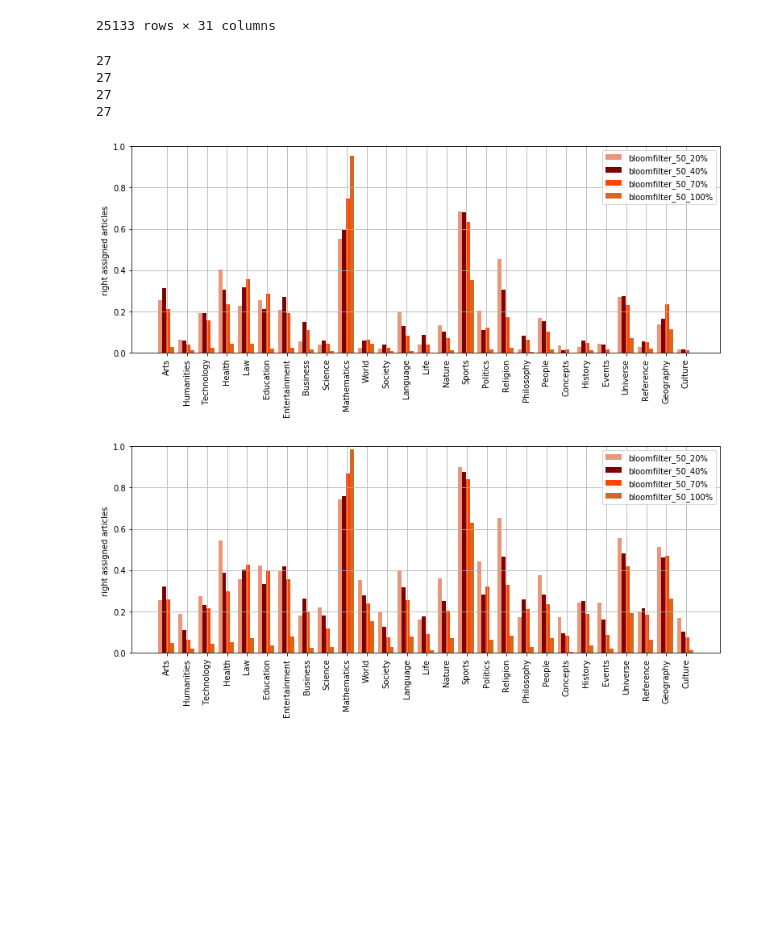
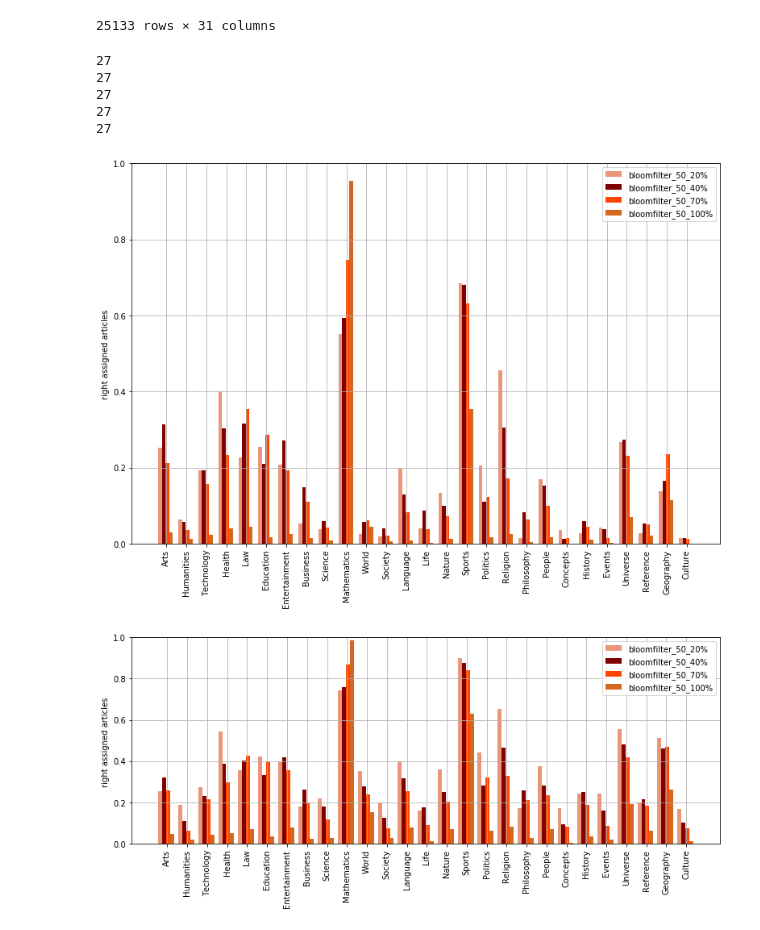
Before and after one commit to haidertom/WikipediaCategorization, a Jupyter notebook: Notebooks/ResultAnalysis_BF.ipynb, the cells around one changed output. Saved outputs shown, nothing was run; the diff lists cells and outputs as text; code cells hidden in the pictures; blank space fills up the shorter version.

```diff
--- a/Notebooks/ResultAnalysis_BF.ipynb
+++ b/Notebooks/ResultAnalysis_BF.ipynb
@@ -58,11 +59,13 @@ bf_res01=renameCat(calcHitpercentage('bloomfilter',tf1))
 bf_res02=renameCat(calcHitpercentage('bloomfilter',tf2))
 bf_res03=renameCat(calcHitpercentage('bloomfilter',tf3))
 bf_res04=renameCat(calcHitpercentage('bloomfilter',tf4))
+bf_res05=renameCat(calcHitpercentage('bloomfilter',tf5))
 # %% [output]
 27
 27
 27
 27
+27
 # %%
 def calcRangeHit(algo,tf):
     a = tf.loc[tf['Algorithm']==algo]
@@ -93,29 +97,31 @@ bf_Rh_res04 = renameCat(calcRangeHit('bloomfilter',tf4))
 # %%
 ind = np.arange(len(bf_res01))    # the x locations for the groups
-width = 0.2       # the width of the bars
+width = 0.18       # the width of the bars
 
-fig, ax = plt.subplots(figsize=(11,5))
+fig, ax = plt.subplots(figsize=(11,11))
 
 
 
 p1 = ax.bar(ind-width*1.5,list(bf_res01.values()),width, align='center',color='darksalmon')
 p2 = ax.bar(ind-width*0.5,list(bf_res02.values()),width, align='center',color='maroon')
 p3 = ax.bar(ind+width*0.5,list(bf_res03.values()),width, align='center',color='orangered')
 p4 = ax.bar(ind+width*1.5,list(bf_res04.values()),width, align='center',color='chocolate')
+#p5 = ax.bar(ind+width*2.5,list(bf_res05.values()),width, align='center',color='black')
 
 
 
-ax.set_xticks(ind + width / 6)
+
+ax.set_xticks(ind + width / 5)
 ax.set_xticklabels(list(bf_res01.keys()),rotation='vertical')
 ax.legend((p1[0], p2[0], p3[0],p4[0]), ('bloomfilter_50_20%', 'bloomfilter_50_40%','bloomfilter_50_70%','bloomfilter_50_100%'))
 ax.set_ylim([0,1])
 ax.set_ylabel('right assigned articles')
 ax.grid()
 plt.tight_layout()
-plt.savefig('../TestResults/accuracy_BF_50.png',dpi=500)
+plt.savefig('../TestResults/pics/accuracy_BF_50.png',dpi=500)
 plt.show()
 # %% [output]
-[figure, old version]
+[figure, new version]
 # %%
 ind = np.arange(len(bf_res01))    # the x locations for the groups
 width = 0.2         # the width of the bars
```
Also changed, not shown: parts of 4 cells of this notebook, 9 other files.
